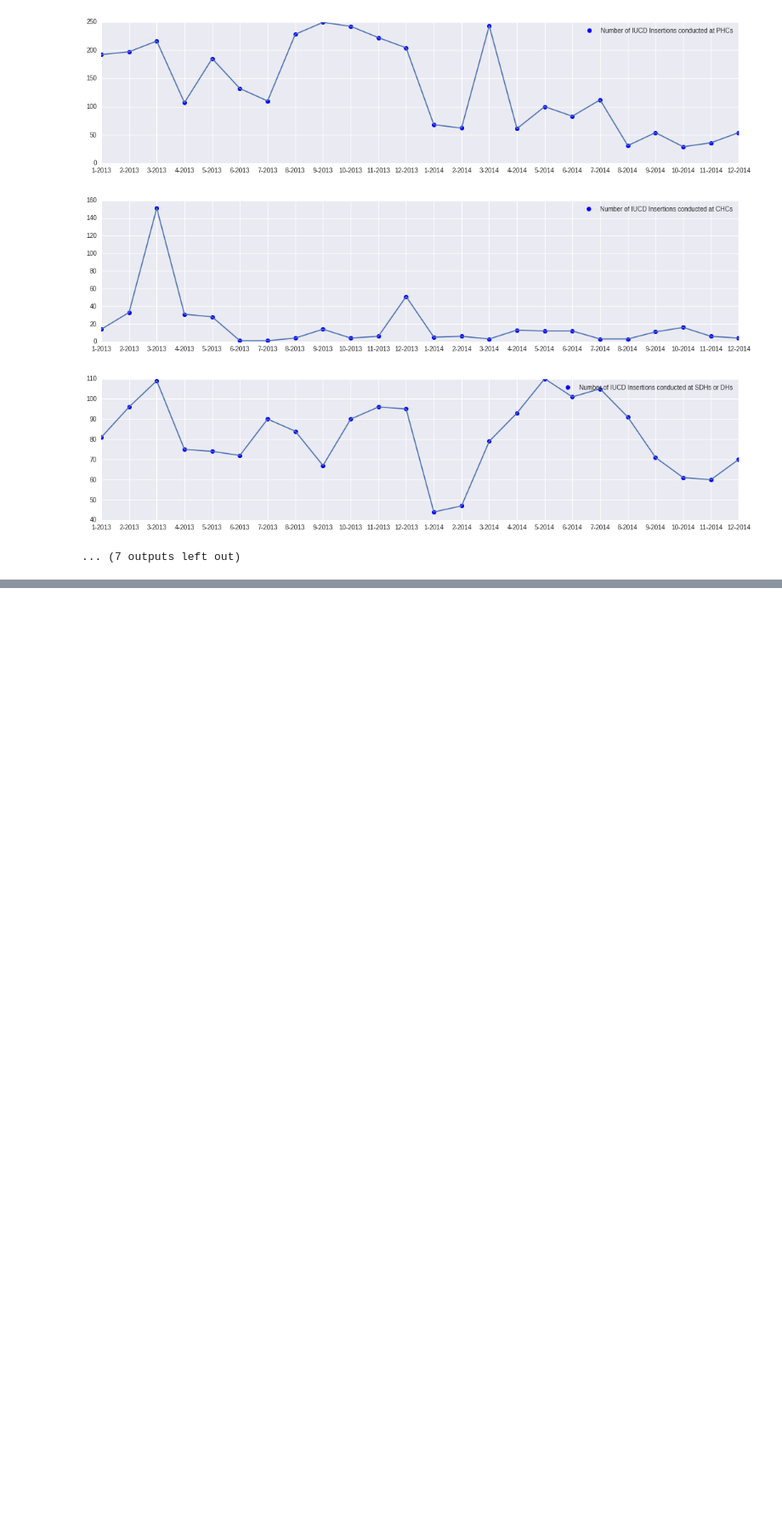
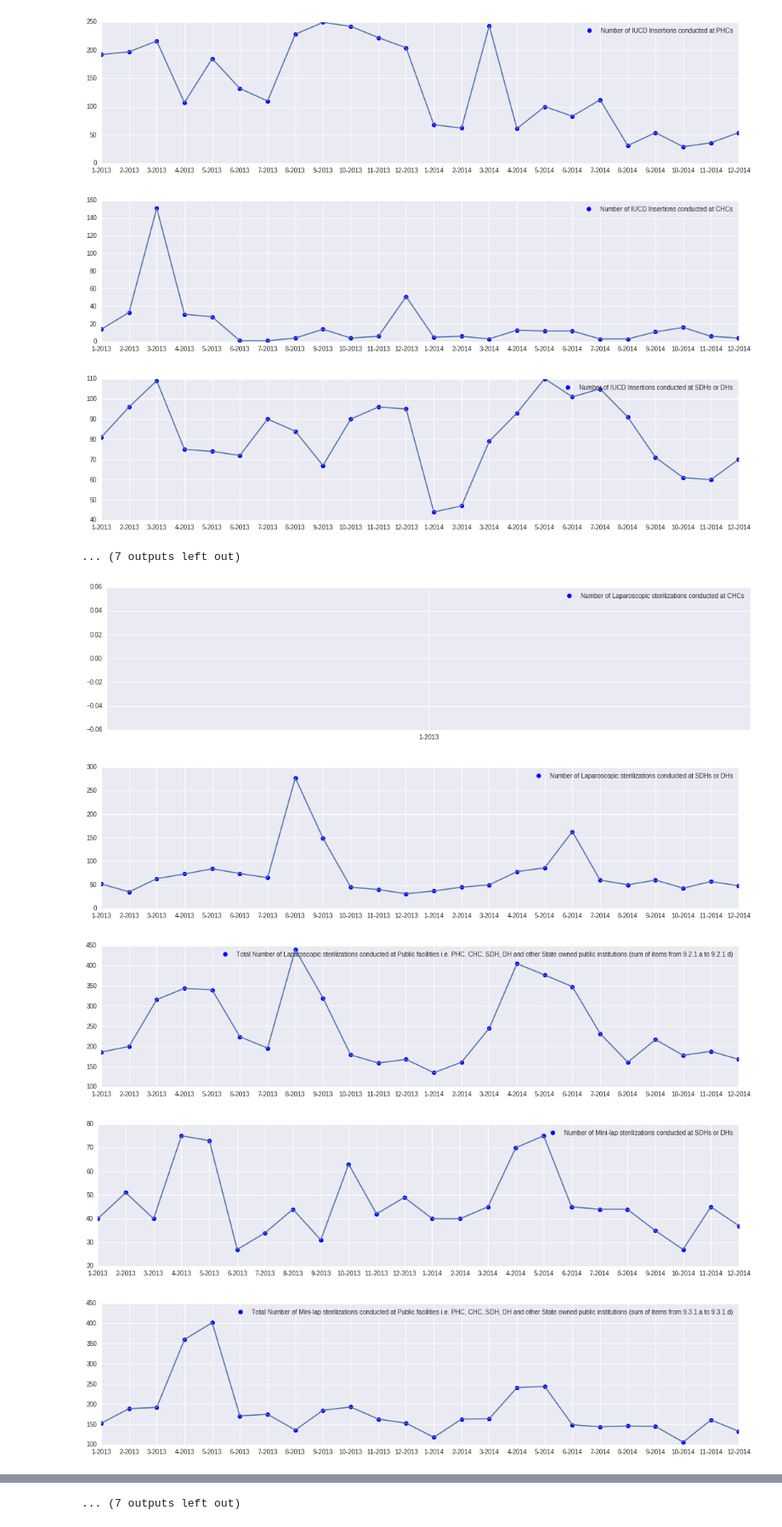
Before and after one commit to unnati-xyz/open-data-india-health, a Jupyter notebook: Analysing Health Care Data Using Open Data - Bangpypers Feb 6th.ipynb, the cells around one changed output, grey strips where cells are left out. Shown at 85% size. Drawn from its saved outputs; the diff is of its cells as text; code cells hidden in the pictures; blank space fills up the shorter version.

```diff
--- a/Analysing Health Care Data Using Open Data - Bangpypers Feb 6th.ipynb
+++ b/Analysing Health Care Data Using Open Data - Bangpypers Feb 6th.ipynb
@@ -8,8 +8,9 @@ import numpy as np
 # %%
 %matplotlib inline
 # %%
-ante_natal_care_df = pd.read_csv("csv/HealthData-Nilgiris-AnteNatal-2014-2015.csv")
+#ante_natal_care_df = pd.read_csv("csv/HealthData-Nilgiris-AnteNatal-2014-2015.csv")
 family_planning_df = pd.read_csv("csv/HealthData-Nilgiris-FamilyPlanning-2014-2015.csv")
+family_planning_ch_df = pd.read_csv("csv/HealthData-Chennai-FamilyPlanning-2014-2015.csv")
 # %%
 family_planning_df.columns
 # %% [output]
@@ -35,6 +36,8 @@ df = family_planning_df.filter(regex=("Difference"))
 # %%
 family_planning_subset_df = family_planning_df.select(lambda col: not col.startswith('Total') and not col.startswith('Difference') \
                           and not col.startswith('Type'),axis=1 )
+family_planning_ch_subset_df = family_planning_ch_df.select(lambda col: not col.startswith('Total') and not col.startswith('Difference') \
+                          and not col.startswith('Type'),axis=1 )
 # %%
 months = {'January':'Jan',
           'February':'Feb',
@@ -76,8 +79,10 @@ def sort_df_on_time(df):
 
     return new_df
 # %%
-sorted_df = sort_df_on_time(family_planning_subset_df)
-sorted_df = sorted_df.fillna(axis=1,method='backfill')
+sorted_nl_df = sort_df_on_time(family_planning_subset_df)
+sorted_nl_df = sorted_df.fillna(axis=1,method='backfill')
+sorted_ch_df = sort_df_on_time(family_planning_ch_subset_df)
+sorted_ch_df = sorted_ch_df.fillna(axis=1,method='backfill')
 # %%
 for k,v in sorted_df.iterrows():
 
@@ -101,3 +105,17 @@ for k,v in sorted_df.iterrows():
 [figure]
 [figure]
 ... (7 outputs left out)
+# %%
+for k,v in sorted_ch_df.iterrows():
+
+    plt.figure(figsize=(18,4))
+    plt.xticks(range(0,(len(sorted_ch_df.columns)-1)),v.index[1:])
+    plt.plot(v.values[1:],'bo')
+    plt.plot(v.values[1:])
+    plt.legend([v.values[0]])
+# %% [output]
+[figure, added]
+[figure, added]
+[figure, added]
+[figure, added]
+[figure, added]
@@ -103,0 +129 @@ for k,v in sorted_df.iterrows():
+... (7 outputs left out)
```
Also changed, not shown: parts of 3 cells of this notebook.
